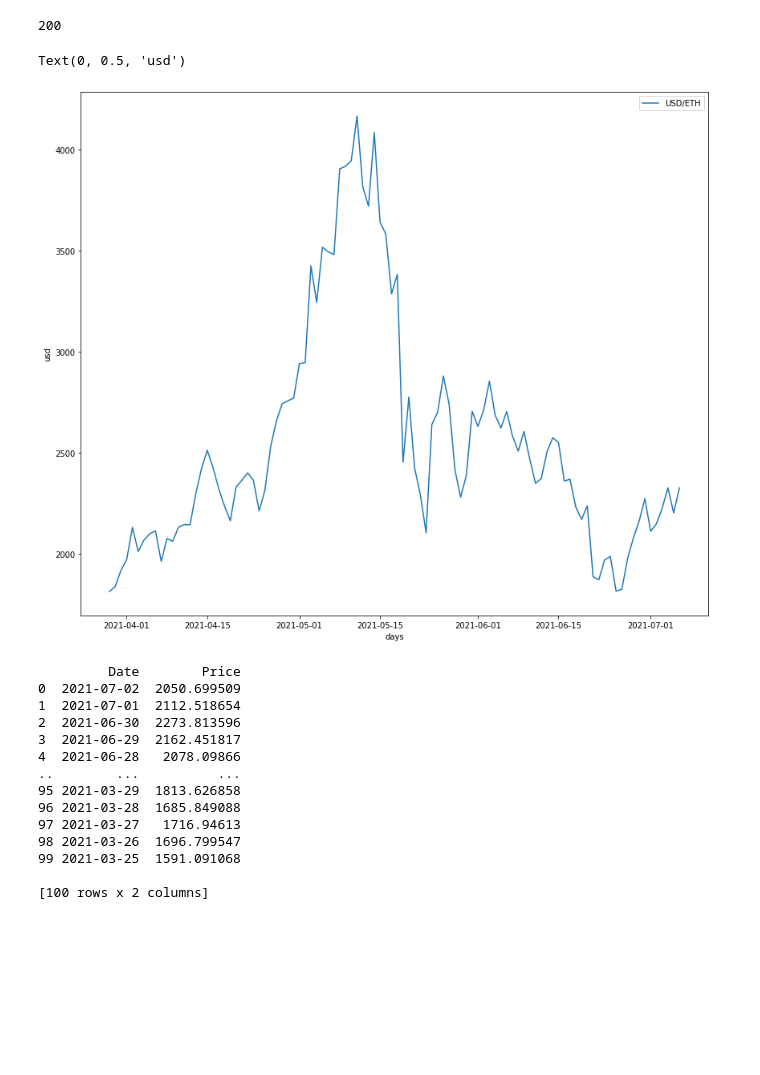
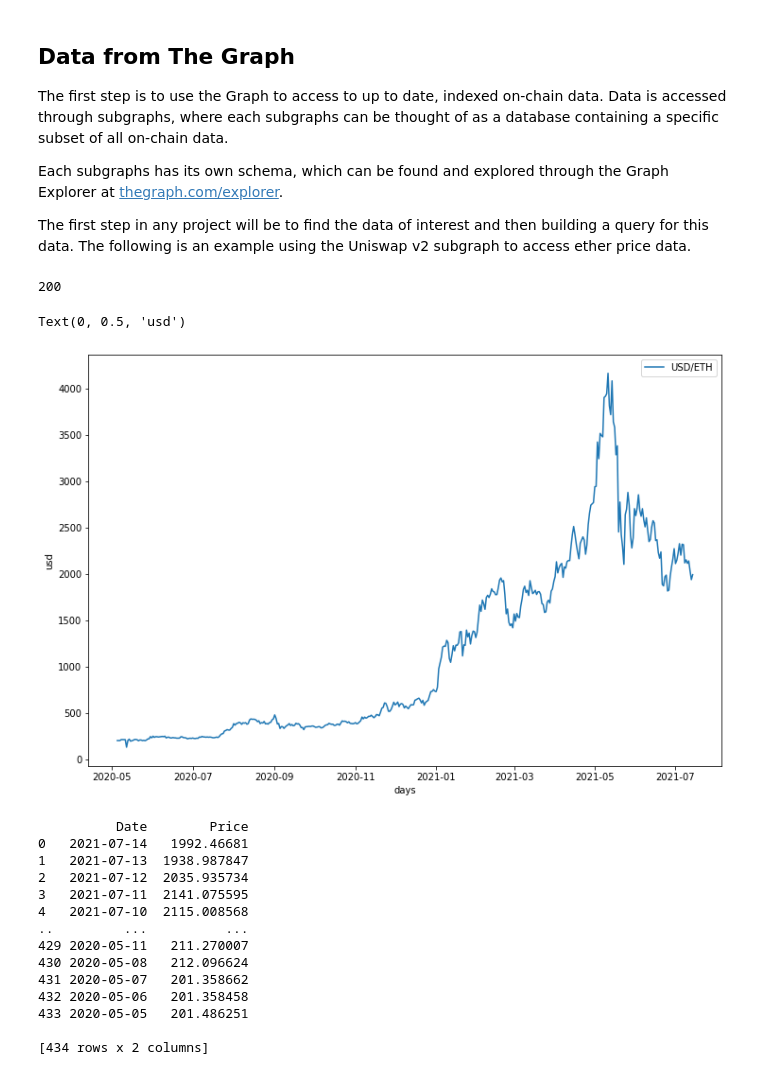
Before and after one commit to danielzak/thegraph-intro, a Jupyter notebook: 0.1-Intro.ipynb, the cells around one changed output. Cells and saved outputs as stored; diff of their text form; code cells hidden in the pictures; blank space fills up the shorter version.

Commit message:
0.3 - pagination first release

```diff
--- a/0.1-Intro.ipynb
+++ b/0.1-Intro.ipynb
@@ -1 +9,9 @@
+# %% [markdown]
+## Data from The Graph
+
+The first step is to use the Graph to access to up to date, indexed on-chain data. Data is accessed through subgraphs, where each subgraphs can be thought of as a database containing a specific subset of all on-chain data.
+
+Each subgraphs has its own schema, which can be found and explored through the Graph Explorer at [thegraph.com/explorer](https://thegraph.com/explorer/).
+
+The first step in any project will be to find the data of interest and then building a query for this data. The following is an example using the Uniswap v2 subgraph to access ether price data.
 # %%
@@ -6,7 +23,7 @@ import numpy as np
 from datetime import datetime
 import matplotlib.pyplot as plt
 # %%
-# TheGraph GraphQL queries
+# step 2 - subgraph data
 # Subgraph ID: QmWTrJJ9W8h3JE19FhCzzPYsJ2tgXZCdUqnbyuo64ToTBN
 # Subgraph URL: https://api.thegraph.com/subgraphs/name/uniswap/uniswap-v2
 
@@ -18,7 +35,7 @@ import matplotlib.pyplot as plt
 # Daily price data for WETH in USD. Change the token ID e.g. to WBTC above to test another token.
 
 query = """query {
-    tokenDayDatas(first:100, where: {token: "0xc02aaa39b223fe8d0a0e5c4f27ead9083c756cc2"}, orderBy: date, orderDirection: desc) {
+    tokenDayDatas(first:1000, where: {token: "0xc02aaa39b223fe8d0a0e5c4f27ead9083c756cc2"}, orderBy: date, orderDirection: desc) {
       date
       priceUSD
     }
@@ -48,18 +66,18 @@ for l in json_data['data']['tokenDayDatas']:
 
 # Now you have the data in a Numpy array, and you can basically do anything with it. Explore with Numpy and SciPy, or SciKitLearn for machine learning.
 # %%
-# Plot the data
-f, ax = plt.subplots(1,1,figsize=(14,12))
+# step 4 - plot the data
+f, ax = plt.subplots(1,1,figsize=(12,8))
 ax.plot((arr[:,0]),arr[:,1], label='USD/ETH' )
 ax.legend()
 ax.set_xlabel('days')
 ax.set_ylabel('usd')
 #ax.set_yscale('log')
 # %% [output]
 Text(0, 0.5, 'usd')
-[figure, old version]
+[figure, new version]
 # %%
-# Some people prefer to work with data in Pandas instead.
+# step 4 - some people prefer to work with data in Pandas instead.
 
 import pandas as pd
 
@@ -68,19 +86,19 @@ df = pd.DataFrame(arr, columns=['Date','Price'])
 pd.set_option("display.max_rows", 10, "display.max_columns", None)
 print(df)
 # %% [output]
-         Date        Price
-0  2021-07-02  2050.699509
-1  2021-07-01  2112.518654
-2  2021-06-30  2273.813596
-3  2021-06-29  2162.451817
-4  2021-06-28   2078.09866
-..        ...          ...
-95 2021-03-29  1813.626858
-96 2021-03-28  1685.849088
-97 2021-03-27   1716.94613
-98 2021-03-26  1696.799547
-99 2021-03-25  1591.091068
+          Date        Price
+0   2021-07-14   1992.46681
+1   2021-07-13  1938.987847
+2   2021-07-12  2035.935734
+3   2021-07-11  2141.075595
+4   2021-07-10  2115.008568
+..         ...          ...
+429 2020-05-11   211.270007
+430 2020-05-08   212.096624
+431 2020-05-07   201.358662
+432 2020-05-06   201.358458
+433 2020-05-05   201.486251
 
-[100 rows x 2 columns]
+[434 rows x 2 columns]
 # %%
 # With the TheGraph data in a Numpy array or Pandas dataframe the sky is the limit for what can be done next.
```
Also changed, not shown: parts of 3 cells of this notebook, 2 other files.
